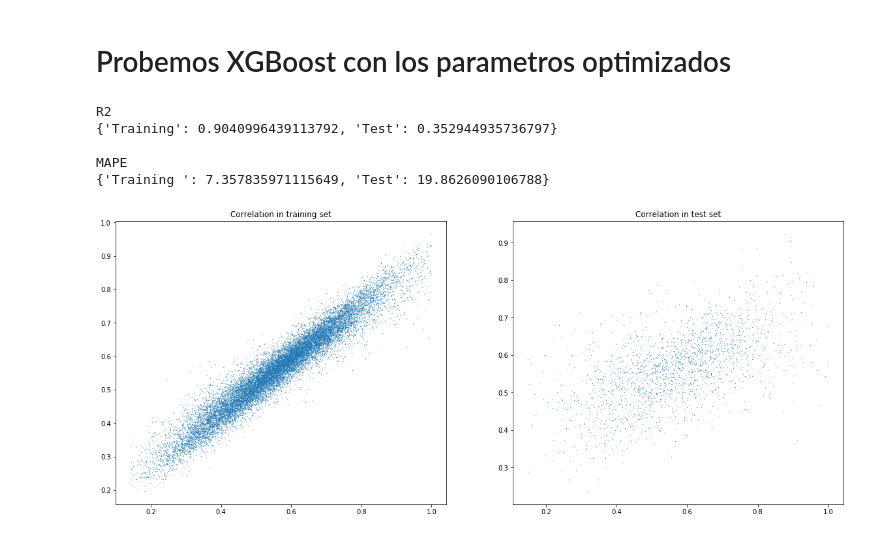
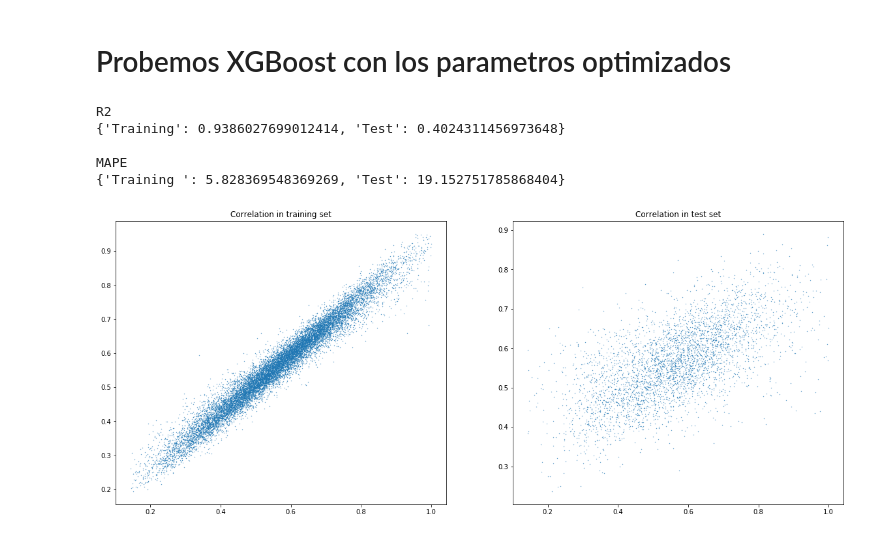
Before and after one commit to andcastillo/regression, a Jupyter notebook: produccion/cania.ipynb, the cells around one changed output. Drawn from its saved outputs; the diff is of its cells as text; code cells hidden in the pictures.

```diff
--- a/produccion/cania.ipynb
+++ b/produccion/cania.ipynb
@@ -231,6 +250,7 @@ toKeep = list(map(and_, toKeep, data['Edad'] < 17.5))
 toKeep = list(map(and_, toKeep, data['Area_Actual'] < 25))
 toKeep = list(map(and_, toKeep, data['Cort_Act'] < 17))
 toKeep = list(map(and_, toKeep, data['30_DAC'] < 350))
+toKeep = list(map(and_, toKeep, data['Sac'] > 11))
 
 
 dataX = dataX[toKeep]
@@ -381,15 +401,15 @@ scaler2.fit(data3)
 # Se divide el set de datos en dos conjuntos train y test
 y = dataY / max(dataY)
 x = scaler2.transform(data3)
-trainXX, testXX, trainY, testY = train_test_split(x, y, test_size = 0.1)
+trainXX, testXX, trainY, testY = train_test_split(x, y, test_size = 0.2)
 # %% [markdown]
 # Modelo de regresión con redes neuronales
 # %%
 from sklearn.neural_network import MLPRegressor
 
 
-model3 = MLPRegressor(solver='adam', tol = 1e-8, learning_rate_init=0.001, alpha=0.001, activation = 'relu', max_iter=3000,
-                     hidden_layer_sizes = (50, 20, 10), verbose = False)
+model3 = MLPRegressor(solver='adam', tol = 1e-8, learning_rate_init=0.001, alpha=0.0001, activation = 'relu', max_iter=3000,
+                     hidden_layer_sizes = (100, 50, 20, 10), verbose = False)
 
 model3.fit(trainXX, trainY)
 
@@ -418,9 +438,11 @@ parameters_for_testing = {
     'subsample':[0.6,0.95]
 }
 
+parameters_for_testing = {'max_depth':[13, 14, 15, 16, 17]}
 
-xgb_model = xgboost.XGBRegressor(learning_rate =0.1, n_estimators=100, max_depth=12,
-    min_child_weight=1, gamma=0, subsample=0.8, colsample_bytree=0.8, nthread=6, scale_pos_weight=1, seed=27)
+
+xgb_model = xgboost.XGBRegressor(learning_rate =0.07, n_estimators=100, max_depth=12,
+    min_child_weight=20, gamma=0, subsample=0.95, colsample_bytree=0.8, nthread=6, scale_pos_weight=1, reg_lambda = 0.45, reg_alpha = 0.01, seed=27)
 
 gsearch1 = GridSearchCV(estimator = xgb_model, param_grid = parameters_for_testing, n_jobs = 6, iid = False, verbose=10, scoring = 'neg_median_absolute_error')
 gsearch1.fit(trainXX, trainY)
@@ -429,4 +451,6 @@ print('best params')
 print (gsearch1.best_params_)
 print('best score')
 print (gsearch1.best_score_)
+
+#{'colsample_bytree': 0.8, 'gamma': 0, 'learning_rate': 0.07, 'max_depth': 15, 'min_child_weight': 20, 'n_estimators': 100, 'reg_alpha': 0.01, 'reg_lambda': 0.45, 'subsample': 0.95}
 # %% [output]
@@ -458,23 +472,23 @@ best score
 # %%
 modelXGB = xgboost.XGBRegressor(colsample_bytree=0.8,
                  gamma=0.0,
                  learning_rate=0.07,
-                 max_depth=15,
+                 max_depth=16,
                  min_child_weight=20,
                  n_estimators=150,
                  reg_alpha=0.01,
                  reg_lambda=0.45,
                  subsample=0.95,
                  seed=110,
                  objective='reg:squarederror')
 
 modelXGB.fit(trainXX, trainY)
 
 plotScatterModel(trainXX, trainY, testXX, testY, modelXGB)
 # %% [output]
 R2
-{'Training': 0.9040996439113792, 'Test': 0.352944935736797}
+{'Training': 0.9386027699012414, 'Test': 0.4024311456973648}
 
 MAPE
-{'Training ': 7.357835971115649, 'Test': 19.8626090106788}
+{'Training ': 5.828369548369269, 'Test': 19.152751785868404}
-[figure, old version]
+[figure, new version]
```
Also changed, not shown: parts of 15 cells of this notebook.
